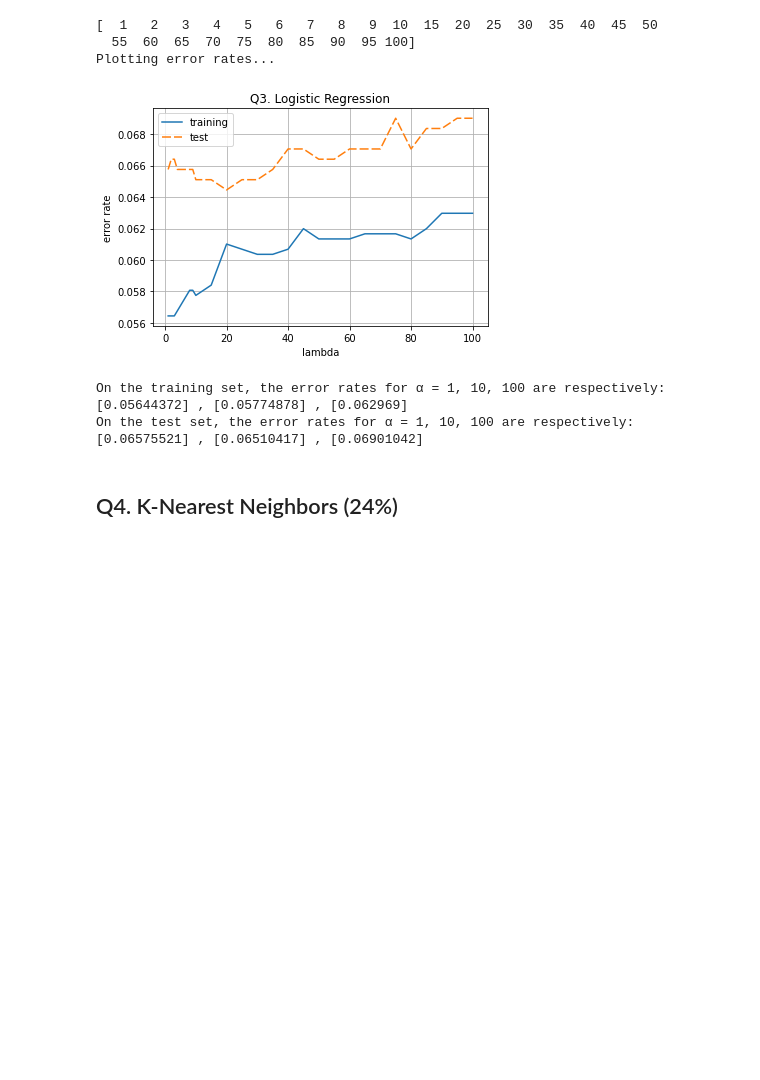
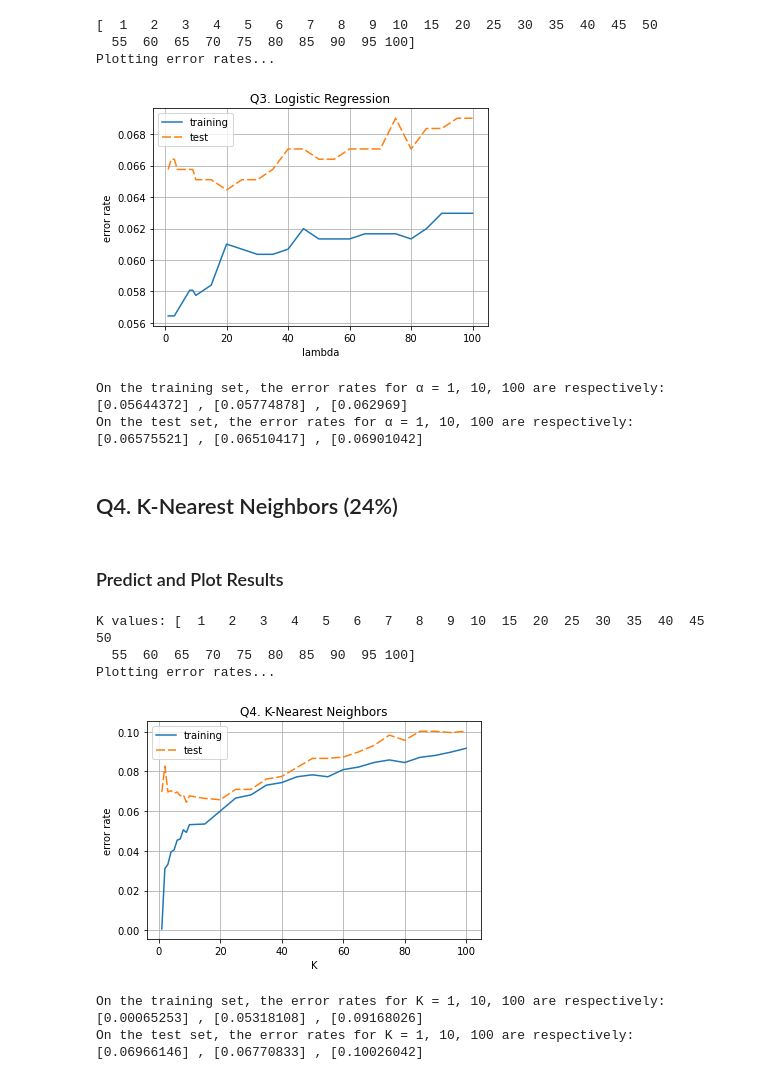
Before and after one commit to SS47816/email-spam, a Jupyter notebook: analysis.ipynb, the cells around one changed output. Saved outputs shown, nothing was run; the diff lists cells and outputs as text; code cells hidden in the pictures; blank space fills up the shorter version.

```diff
--- a/analysis.ipynb
+++ b/analysis.ipynb
@@ -240,11 +242,11 @@ def GaussianNaiveBayes(X_train, Y_train, X_test):
 
 def computeErrorRate(X_train, Y_train, X_test, Y_test):
     """
-    Compute the Error Rate based on the `Y_pred` result and the given ground truth `Y_test`,
-    with a given alpha values
+    Compute the Error Rate based on the `Y_pred` result and the given ground truth `Y_test`
     """
     Y_pred = GaussianNaiveBayes(X_train, Y_train, X_test)
     num_error = (Y_pred != Y_test).sum()
+
     return num_error/Y_test.shape[0]
 # %% [markdown]
 ### Compute Results
@@ -420,0 +477,35 @@ On the test set, the error rates for α = 1, 10, 100 are respectively: [0.065755
+# %% [markdown]
+### Predict and Plot Results
+# %%
+# Set experimenting lambda values
+Ks = np.concatenate((np.arange(1, 10, 1), np.arange(10, 105, 5)), axis=None)
+print("K values:", Ks)
+
+print("Plotting error rates...")
+train_error_rates = computeErrorRate(x_train_log, y_train, x_train_log, y_train, Ks)
+test_error_rates = computeErrorRate(x_train_log, y_train, x_test_log, y_test, Ks)
+
+# Plotting
+fig, ax = plt.subplots()
+line1, = ax.plot(Ks, train_error_rates, label='training')
+line2, = ax.plot(Ks, test_error_rates, dashes=[6, 2], label='test')
+
+ax.set(xlabel='K', ylabel='error rate', title='Q4. K-Nearest Neighbors')
+ax.legend()
+ax.grid()
+
+fig.savefig("pics/q4.png")
+plt.show()
+
+# Print some results
+print("On the training set, the error rates for K = 1, 10, 100 are respectively:",
+      train_error_rates[0], ",", train_error_rates[9], ",", train_error_rates[-1])
+print("On the test set, the error rates for K = 1, 10, 100 are respectively:",
+      test_error_rates[0], ",", test_error_rates[9], ",", test_error_rates[-1])
+# %% [output]
+K values: [  1   2   3   4   5   6   7   8   9  10  15  20  25  30  35  40  45  50
+  55  60  65  70  75  80  85  90  95 100]
+Plotting error rates...
+[figure, added]
+On the training set, the error rates for K = 1, 10, 100 are respectively: [0.00065253] , [0.05318108] , [0.09168026]
+On the test set, the error rates for K = 1, 10, 100 are respectively: [0.06966146] , [0.06770833] , [0.10026042]
```
Also changed, not shown: parts of 3 cells of this notebook, 1 other file.
